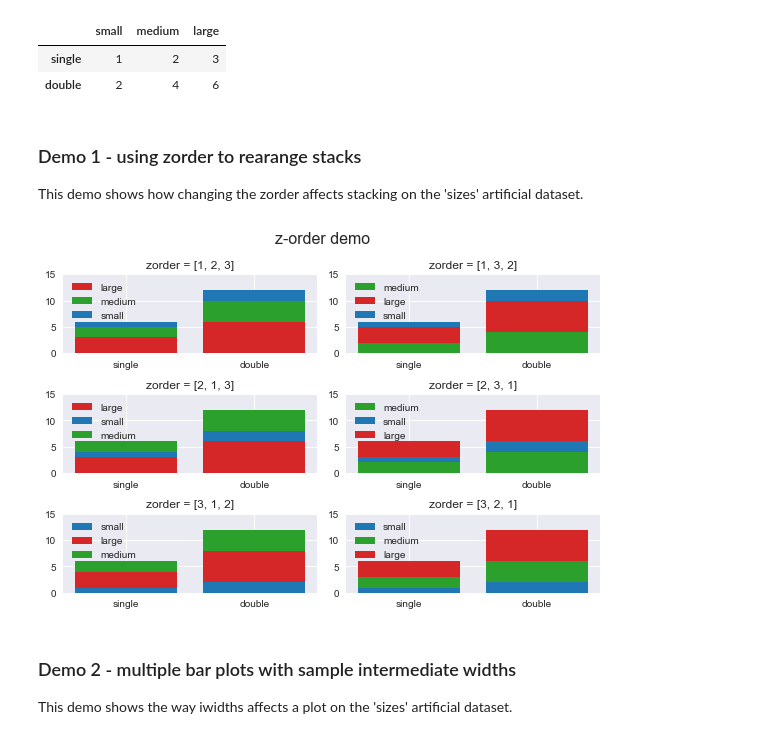
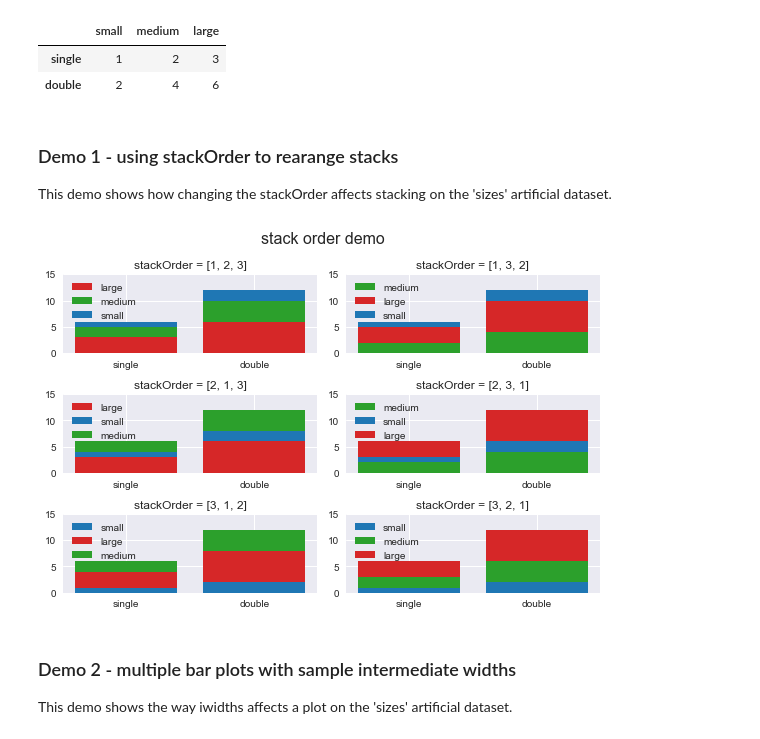
Before and after one commit to KonradPawlikowski-Individual/barplotUtils, a Jupyter notebook: Examples.ipynb, the cells around one changed output. Cells and saved outputs as stored; diff of their text form; code cells hidden in the pictures.

```diff
--- a/Examples.ipynb
+++ b/Examples.ipynb
@@ -22,25 +22,25 @@ sizes # show the data
 | single | 1 | 2 | 3 |
 | double | 2 | 4 | 6 |
 # %% [markdown]
-### Demo 1 - using zorder to rearange stacks
-This demo shows how changing the zorder affects stacking on the 'sizes' artificial dataset.
+### Demo 1 - using stackOrder to rearange stacks
+This demo shows how changing the stackOrder affects stacking on the 'sizes' artificial dataset.
 # %%
-# possible zorders
+# possible stack orders
 perms = [[1,2,3],[1,3,2],[2,1,3],[2,3,1],[3,1,2],[3,2,1]]
 
 # plot
 fig, axs = plt.subplots(3,2)
 axs = axs.flat
 for i in range(len(perms)):
-    bpU.stackbar(axs[i], x=sizes.index, ys=sizes, zorder=perms[i], label=sizes.columns, color=colours)
-    axs[i].set_title(f'zorder = {perms[i]}')
+    bpU.stackbar(axs[i], x=sizes.index, ys=sizes, stackOrder=perms[i], label=sizes.columns, color=colours)
+    axs[i].set_title(f'stackOrder = {perms[i]}')
     axs[i].set_ylim(0,15)
     axs[i].legend()
-fig.suptitle('z-order demo', fontsize=16)
+fig.suptitle('stack order demo', fontsize=16)
 plt.tight_layout()
 plt.show()
 # %% [output]
-[figure, old version]
+[figure, new version]
 # %% [markdown]
 ### Demo 2 - multiple bar plots with sample intermediate widths
 This demo shows the way iwidths affects a plot on the 'sizes' artificial dataset.
```
Also changed, not shown: 1 other file.
